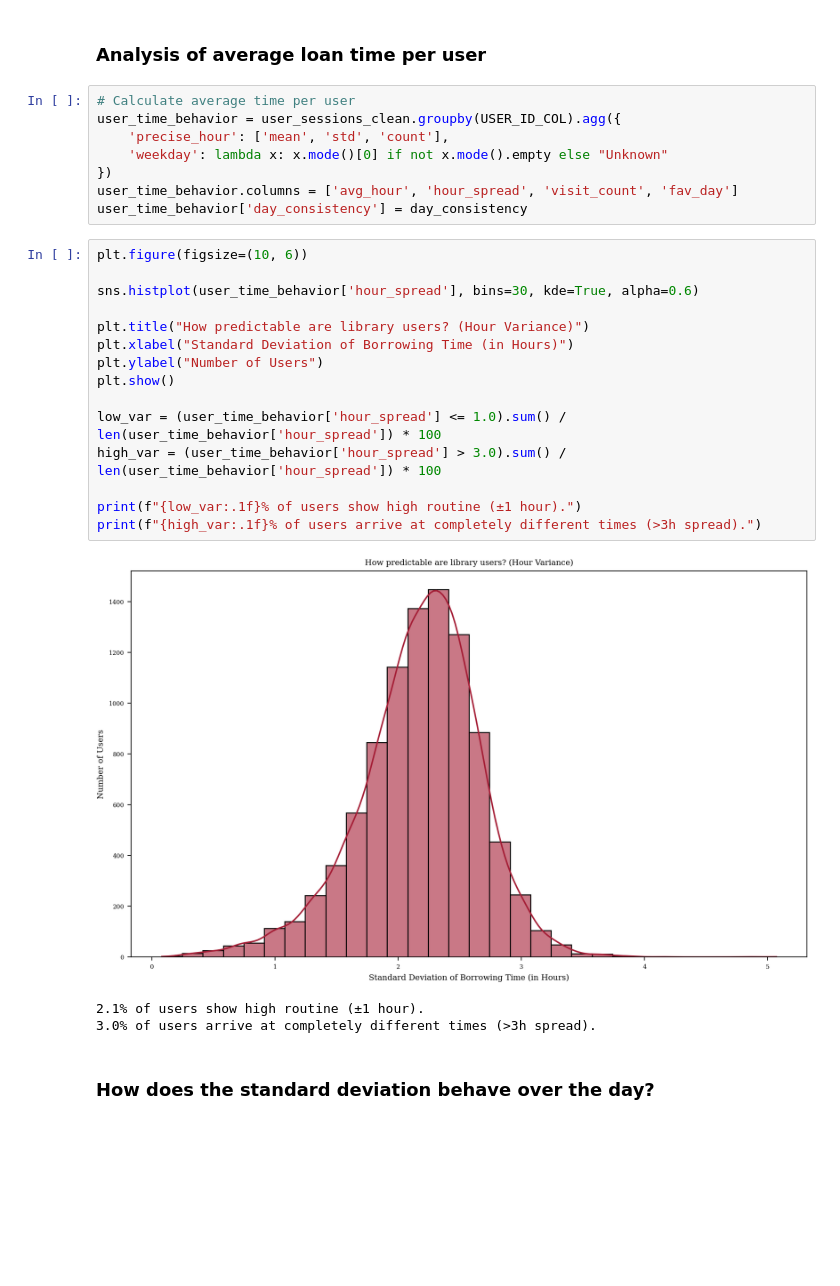
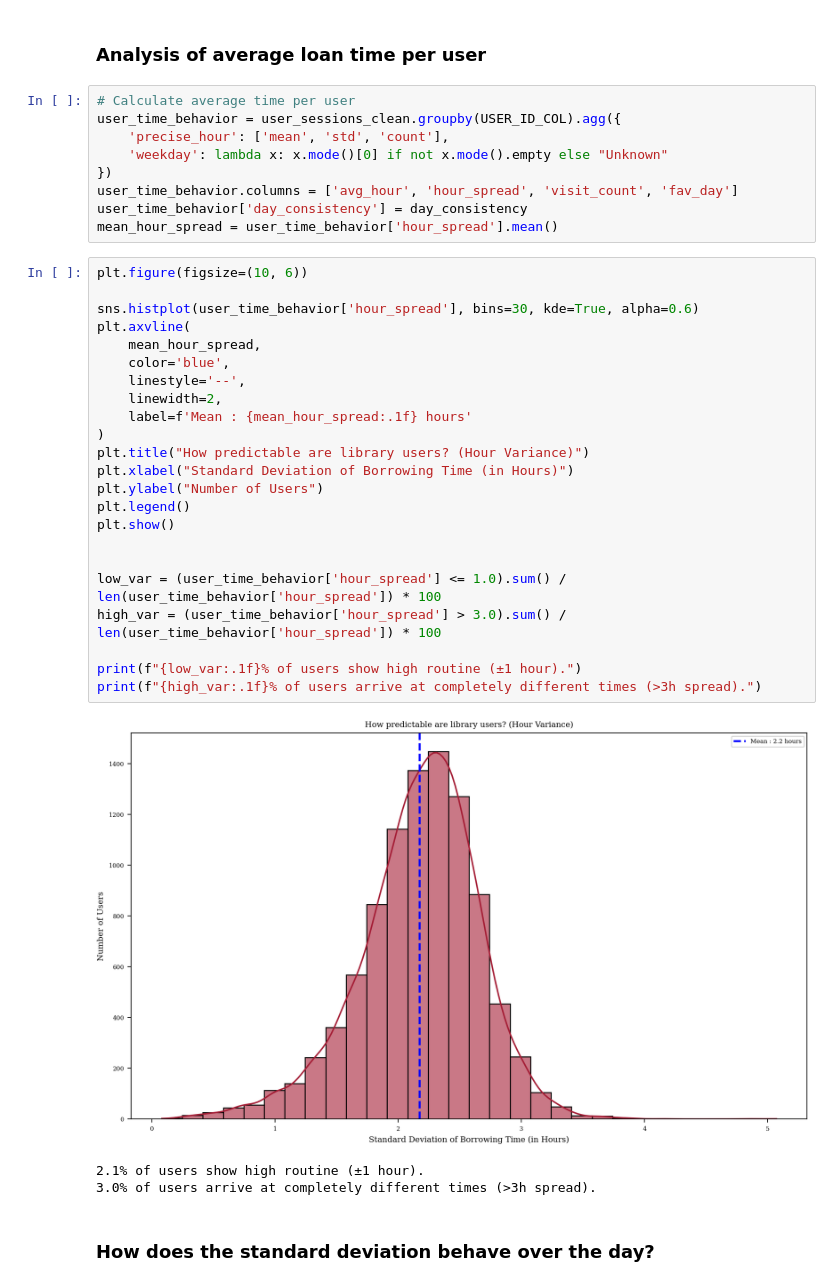
Before and after one commit to RobinAllgeier/Data_Literacy, a Jupyter notebook: exp/04_11_eda_user_behavior_by-date.ipynb, the cells around one changed output. Cells and saved outputs as stored; diff of their text form; blank space fills up the shorter version.

```diff
--- a/exp/04_11_eda_user_behavior_by-date.ipynb
+++ b/exp/04_11_eda_user_behavior_by-date.ipynb
@@ -312,23 +240,32 @@ user_time_behavior = user_sessions_clean.groupby(USER_ID_COL).agg({
 })
 user_time_behavior.columns = ['avg_hour', 'hour_spread', 'visit_count', 'fav_day']
 user_time_behavior['day_consistency'] = day_consistency
+mean_hour_spread = user_time_behavior['hour_spread'].mean()
 # %%
 plt.figure(figsize=(10, 6))
 
 sns.histplot(user_time_behavior['hour_spread'], bins=30, kde=True, alpha=0.6)
-
+plt.axvline(
+    mean_hour_spread,
+    color='blue',
+    linestyle='--',
+    linewidth=2,
+    label=f'Mean : {mean_hour_spread:.1f} hours'
+)
 plt.title("How predictable are library users? (Hour Variance)")
 plt.xlabel("Standard Deviation of Borrowing Time (in Hours)")
 plt.ylabel("Number of Users")
+plt.legend()
 plt.show()
+
 
 low_var = (user_time_behavior['hour_spread'] <= 1.0).sum() / len(user_time_behavior['hour_spread']) * 100
 high_var = (user_time_behavior['hour_spread'] > 3.0).sum() / len(user_time_behavior['hour_spread']) * 100
 
 print(f"{low_var:.1f}% of users show high routine (±1 hour).")
 print(f"{high_var:.1f}% of users arrive at completely different times (>3h spread).")
 # %% [output]
-[figure, old version]
+[figure, new version]
 2.1% of users show high routine (±1 hour).
 3.0% of users arrive at completely different times (>3h spread).
 # %% [markdown]
```
Also changed, not shown: parts of 4 cells of this notebook, 1 other file.
